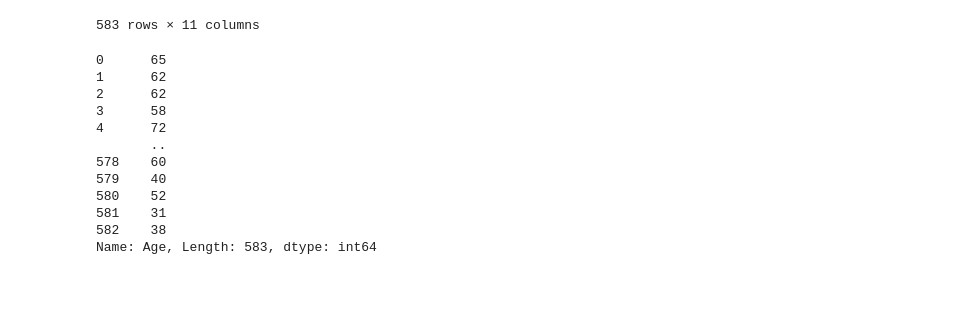
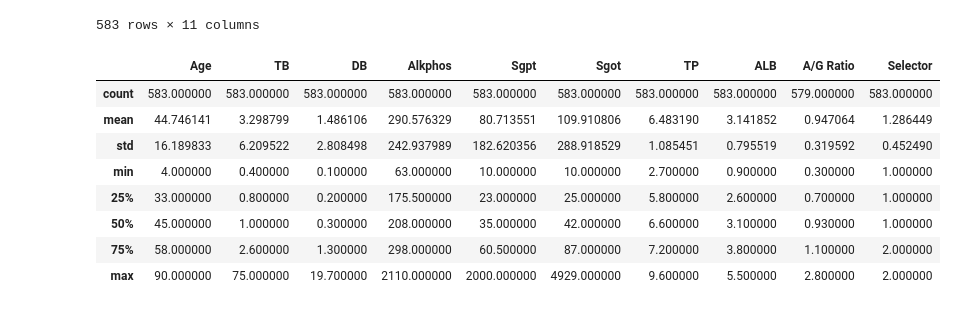
Before and after one commit to dui-luis-alberto-37/error_sesgo_varianza, a Jupyter notebook: T4_error_sesgo_variaza.ipynb, the cells around one changed output. Drawn from its saved outputs; the diff is of its cells as text; code cells hidden in the pictures.

```diff
--- a/T4_error_sesgo_variaza.ipynb
+++ b/T4_error_sesgo_variaza.ipynb
@@ -52,17 +67,14 @@ ilpd_indian_liver_patient_dataset.data.original
 | 582 | 38 | Male | 1.0 | 0.3 | 216 | 21 | 24 | 7.3 | 4.4 | 1.50 | 2 |
 583 rows × 11 columns
 # %%
-X['Age']
+df.describe()
 # %% [output]
-0      65
-1      62
-2      62
-3      58
-4      72
-       ..
-578    60
-579    40
-580    52
-581    31
-582    38
-Name: Age, Length: 583, dtype: int64
+|  | Age | TB | DB | Alkphos | Sgpt | Sgot | TP | ALB | A/G Ratio | Selector |
+| count | 583.000000 | 583.000000 | 583.000000 | 583.000000 | 583.000000 | 583.000000 | 583.000000 | 583.000000 | 579.000000 | 583.000000 |
+| mean | 44.746141 | 3.298799 | 1.486106 | 290.576329 | 80.713551 | 109.910806 | 6.483190 | 3.141852 | 0.947064 | 1.286449 |
+| std | 16.189833 | 6.209522 | 2.808498 | 242.937989 | 182.620356 | 288.918529 | 1.085451 | 0.795519 | 0.319592 | 0.452490 |
+| min | 4.000000 | 0.400000 | 0.100000 | 63.000000 | 10.000000 | 10.000000 | 2.700000 | 0.900000 | 0.300000 | 1.000000 |
+| 25% | 33.000000 | 0.800000 | 0.200000 | 175.500000 | 23.000000 | 25.000000 | 5.800000 | 2.600000 | 0.700000 | 1.000000 |
+| 50% | 45.000000 | 1.000000 | 0.300000 | 208.000000 | 35.000000 | 42.000000 | 6.600000 | 3.100000 | 0.930000 | 1.000000 |
+| 75% | 58.000000 | 2.600000 | 1.300000 | 298.000000 | 60.500000 | 87.000000 | 7.200000 | 3.800000 | 1.100000 | 2.000000 |
+| max | 90.000000 | 75.000000 | 19.700000 | 2110.000000 | 2000.000000 | 4929.000000 | 9.600000 | 5.500000 | 2.800000 | 2.000000 |
```
Also changed, not shown: parts of 17 cells of this notebook.
